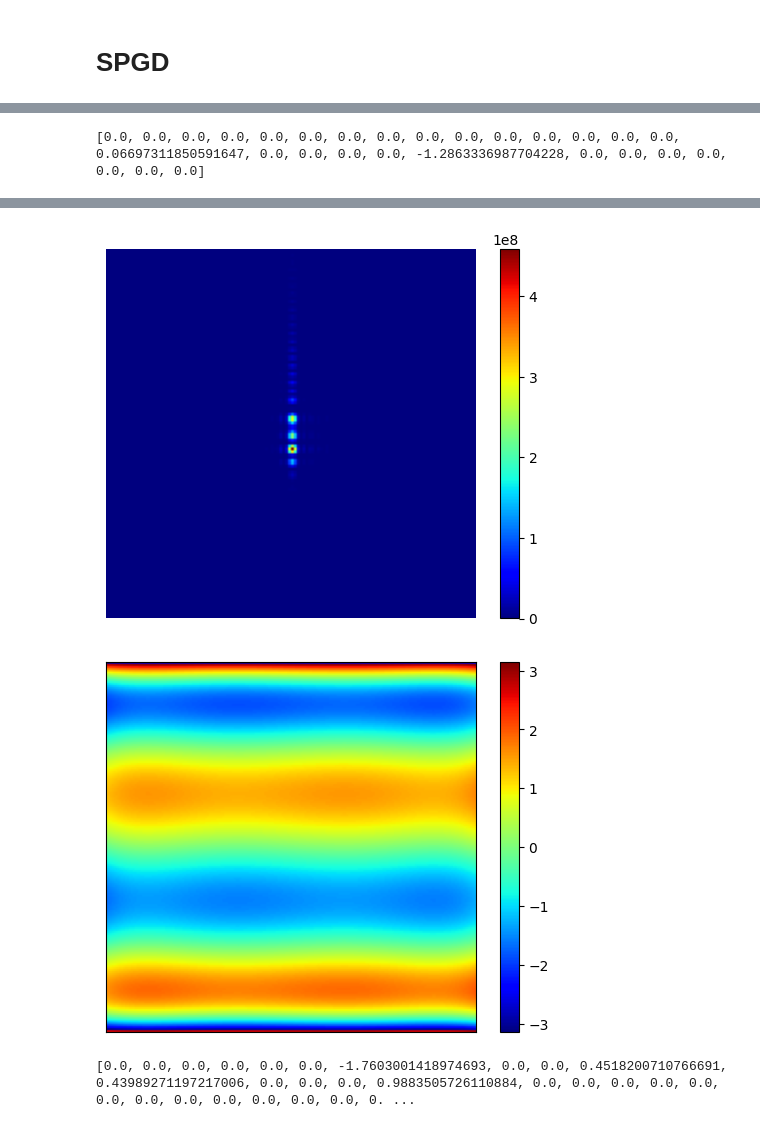
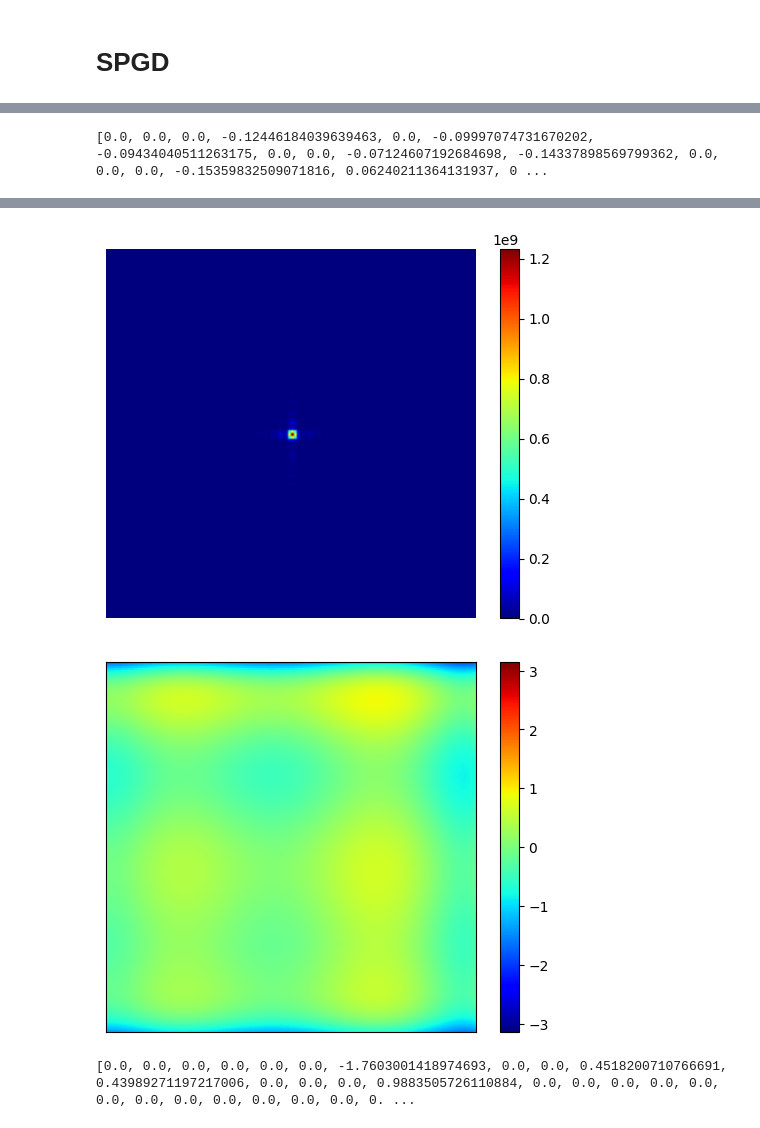
Before and after one commit to inagetsutomu/lab, a Jupyter notebook: SPGD.ipynb, the cells around one changed output, grey strips where cells are left out. Drawn from its saved outputs; the diff is of its cells as text; code cells hidden in the pictures.

Commit message:
インコヒーレント像での最適化に成功した．

```diff
--- a/SPGD.ipynb
+++ b/SPGD.ipynb
@@ -713,6 +737,8 @@ def ssim_culc2_8_filter(pupil,rot_angle=20,crop_size=256):
   # return cont
 # %%
 def laplacian_score(img):
+  if img.dtype != np.float32:
+        img = img.astype(np.float32)
   img_diff = cv2.Laplacian(img, cv2.CV_32F)
   score = np.std(np.abs(img_diff))
   return score
@@ -750,7 +776,8 @@ def SPGD(limit, iterations=100, rate=0.5, num=10, rho=0.99, lr = 10):
     for step in range(iterations):
         if step % 20 == 0:
           print(f'step{step}')
-        if num == 1:
+        if num == 5:
+          delta[3], delta[6], delta[10], delta[15], delta[21] = find_numbers_with_norm(rate, num, limit)  #delta[5], delta[9], delta[14], delta[20], delta[27]
           delta[3] = 2*limit*random.random() - limit
           rate = delta[3]
         elif num == 2:
@@ -780,8 +807,11 @@ def SPGD(limit, iterations=100, rate=0.5, num=10, rho=0.99, lr = 10):
         # _, img_total2 = pseudo_incoherent(coef_delta2, theta_x, theta_y, defocus=25e-6, crop_size=256)
         # _, img_total1 = pseudo_incoherent(coef_delta1, theta_x, theta_y, defocus=25e-6, crop_size=256)
         #位相像
-        img_total1 = phase_imaging(coef_delta1)
-        img_total2 = phase_imaging(coef_delta2)
+        # img_total1 = phase_imaging(coef_delta1)
+        # img_total2 = phase_imaging(coef_delta2)
+        #インコヒーレント像
+        img_total1 = imaging_incoherent(coef_delta1, 0.0)
+        img_total2 = imaging_incoherent(coef_delta2, 0.0)
 
         score_delta2 = laplacian_score(img_total2)
         score_delta1 = laplacian_score(img_total1)
@@ -793,7 +823,7 @@ def SPGD(limit, iterations=100, rate=0.5, num=10, rho=0.99, lr = 10):
         # print(f'diffusion{(score_delta1 - score_delta2)}')
 
 
-        # #勾配を計算するやり方
+        #勾配を計算するやり方
         # if eta_culc != None:
         #     # eta = (1/0.03)*(0.03-eta_culc)/eta_culc
         #     # eta = -1200*eta_culc + 28
@@ -806,12 +836,12 @@ def SPGD(limit, iterations=100, rate=0.5, num=10, rho=0.99, lr = 10):
         #       eta=7.5
         # else:
         #     eta = 7.5
-        # # eta = 0.5
-        # # print(f'変化量{eta * 200 * (diffusion/(2 * rate)) *( np.array(delta))}')
-        # # coef = np.array(coef) + (diffusion/np.abs(diffusion)) * np.array(delta)
-        # # coef = coef.tolist()
-        # # print(f'変化量 {eta * (diffusion/(2 * rate)) *( np.array(delta)/rate)}')
-        # coef = np.array(coef) + eta * 250 * (diffusion/(2 * rate)) *( np.array(delta))
+        # eta = 0.3
+        # print(f'変化量{eta * 200 * (diffusion/(2 * rate)) *( np.array(delta))}')
+        # coef = np.array(coef) + (diffusion/np.abs(diffusion)) * np.array(delta)
+        # coef = coef.tolist()
+        # print(f'変化量 {eta * (diffusion/(2 * rate)) *( np.array(delta)/rate)}')
+        # coef = np.array(coef) + eta * 25000 * (diffusion/(2 * rate)) *( np.array(delta))
         # coef = coef.tolist()
 
         #単純に大きいほうを選ぶやり方（山登り法）
@@ -836,8 +866,14 @@ def SPGD(limit, iterations=100, rate=0.5, num=10, rho=0.99, lr = 10):
         #計算
         pupil0 = make_wavefront(coef)
         # _, img_total = pseudo_incoherent(coef, theta_x, theta_y, defocus=25e-6, crop_size=256)
-        img_total = phase_imaging(coef)
+        # img_total = phase_imaging(coef)
+        img_total = imaging_incoherent(coef, 0.0)
+
         score = laplacian_score(img_total)
+        # img_total_diff = cv2.Sobel(img_total, cv2.CV_32F, 1, 0, ksize=3)
+        # img_total_diff = np.abs(img_total_diff)
+        # score = np.std(img_total_diff)
+
         rms = rms_calculate(pupil0)
         print(f'score : {score}, coef : {coef}\n')
         eta_culc = score
@@ -852,8 +888,8 @@ def SPGD(limit, iterations=100, rate=0.5, num=10, rho=0.99, lr = 10):
         filename = os.path.join(save_images, imgName)
         plt.savefig(filename, dpi = 300, format= 'tiff')
         plt.close()
-        if score >= 0.0425:
-          break
+        # if score >= 0.0425:
+        #   break
     fig, ax1 = plt.subplots()
     ax2 = ax1.twinx()
     ax1.plot(blur_list, color='blue')
@@ -918,7 +954,7 @@ score = laplacian_score(img_total)
 now = datetime.now()
 timestamp = now.strftime("%Y%m%d_%H%M%S")
 print(timestamp)
-save_dir = f"./山登り_5次関数のみ_{timestamp}"
+save_dir = f"./incoherent_山登り_{timestamp}"
 save_images = f"{save_dir}/images"
 if not os.path.exists(save_images):
   os.makedirs(save_images)
@@ -979,5 +1015,5 @@ plt.show()
 # %%
-SPGD(limit, iterations = 250, rate=0.5, num = N)
+SPGD(limit, iterations = 500, rate=1.0, num = 10)
 
 print(coef)
 pupil = make_wavefront_oblique(coef, theta_x, theta_y)
@@ -1060 +1096 @@ score : 0.0407356433570385, coef : [0.0, 0.0, 0.0, 0.0, 0.0, 0.0, 0.0, 0.0, 0.0,
-[0.0, 0.0, 0.0, 0.0, 0.0, 0.0, 0.0, 0.0, 0.0, 0.0, 0.0, 0.0, 0.0, 0.0, 0.0, 0.06697311850591647, 0.0, 0.0, 0.0, 0.0, -1.2863336987704228, 0.0, 0.0, 0.0, 0.0, 0.0, 0.0, 0.0]
+[0.0, 0.0, 0.0, -0.12446184039639463, 0.0, -0.09997074731670202, -0.09434040511263175, 0.0, 0.0, -0.07124607192684698, -0.14337898569799362, 0.0, 0.0, 0.0, -0.15359832509071816, 0.06240211364131937, 0 ...
@@ -1064,2 +1100,2 @@ score : 0.0407356433570385, coef : [0.0, 0.0, 0.0, 0.0, 0.0, 0.0, 0.0, 0.0, 0.0,
-[figure, old version]
+[figure, new version]
-[figure, old version]
+[figure, new version]
```
Also changed, not shown: parts of 5 cells of this notebook.
